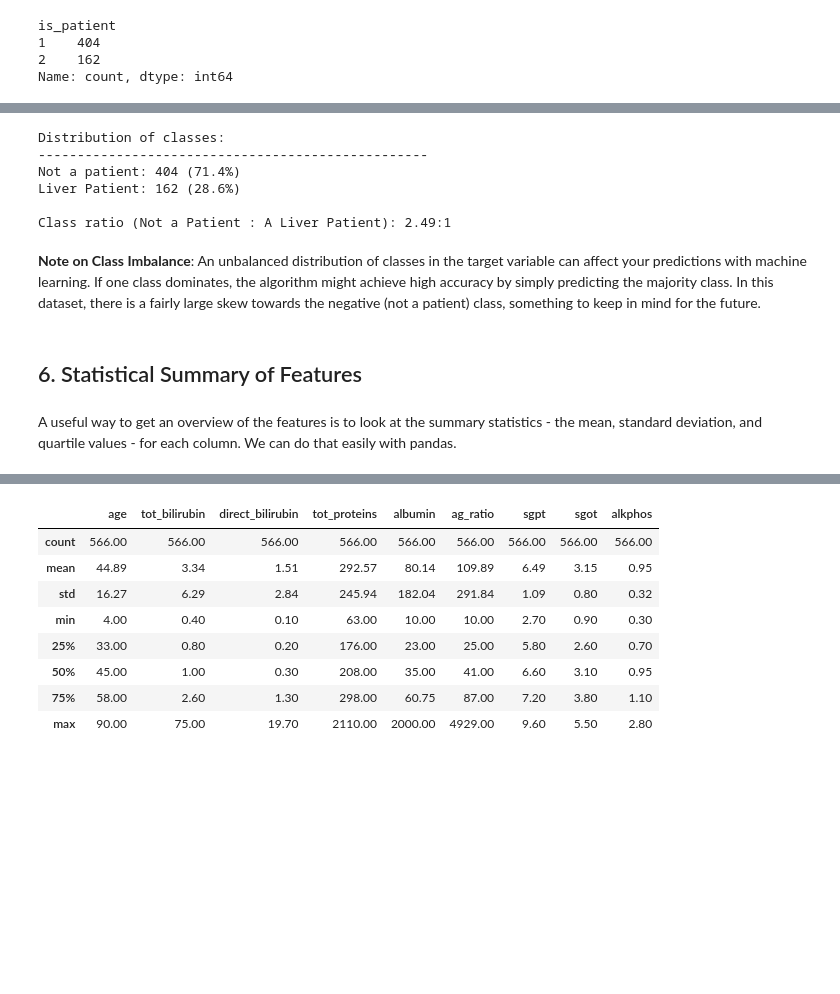
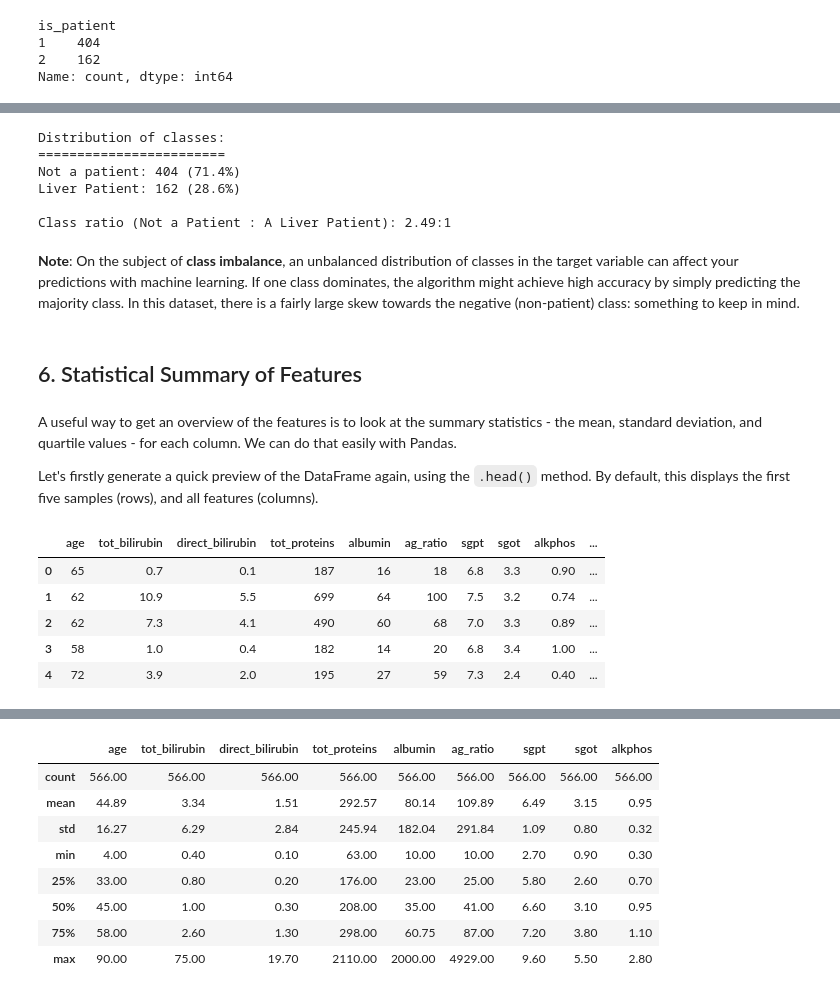
Before and after one commit to ScryptIQ-ai/UCL-Biosciences-ML, a Jupyter notebook: completed-notebooks/1_data_explore.ipynb, the cells around one changed output, grey strips where cells are left out. Cells and saved outputs as stored; diff of their text form; code cells hidden in the pictures; blank space fills up the shorter version.

Commit message:
AL edits to data_explore.

```diff
--- a/completed-notebooks/1_data_explore.ipynb
+++ b/completed-notebooks/1_data_explore.ipynb
@@ -207,22 +247,36 @@ df['is_patient'] = df['is_patient'].replace(2, 1)
 # %%
 # Analyse the distribution of the target variable
 class_dist = df['is_patient'].value_counts()
+title = "Distribution of classes:"
+title_length = len(title)
 
-print("Distribution of classes:")
-print("-" * 50)
+print(title)
+print("=" * title_length) # Underlines the title
+
 print(f"Not a patient: {class_dist[0]} ({class_dist[0] / len(df) * 100:.1f}%)")
 print(f"Liver Patient: {class_dist[1]} ({class_dist[1] / len(df) * 100:.1f}%)")
 print(f"\nClass ratio (Not a Patient : A Liver Patient): {class_dist[0]/class_dist[1]:.2f}:1")
 # %% [output]
 Distribution of classes:
---------------------------------------------------
+========================
 Not a patient: 404 (71.4%)
 Liver Patient: 162 (28.6%)
 
 Class ratio (Not a Patient : A Liver Patient): 2.49:1
 # %% [markdown]
-**Note on Class Imbalance**: An unbalanced distribution of classes in the target variable can affect your predictions with machine learning. If one class dominates, the algorithm might achieve high accuracy by simply predicting the majority class. In this dataset, there is a fairly large skew towards the negative (not a patient) class, something to keep in mind for the future.
+**Note**: On the subject of **class imbalance**, an unbalanced distribution of classes in the target variable can affect your predictions with machine learning. If one class dominates, the algorithm might achieve high accuracy by simply predicting the majority class. In this dataset, there is a fairly large skew towards the negative (non-patient) class: something to keep in mind.
 # %% [markdown]
 ## 6. Statistical Summary of Features
 # %% [markdown]
-A useful way to get an overview of the features is to look at the summary statistics - the mean, standard deviation, and quartile values - for each column. We can do that easily with pandas.
+A useful way to get an overview of the features is to look at the summary statistics - the mean, standard deviation, and quartile values - for each column. We can do that easily with Pandas.
+
+Let's firstly generate a quick preview of the DataFrame again, using the `.head()` method. By default, this displays the first five samples (rows), and all features (columns).
+# %%
+df.head()
+# %% [output]
+|  | age | tot_bilirubin | direct_bilirubin | tot_proteins | albumin | ag_ratio | sgpt | sgot | alkphos | ... |
+| 0 | 65 | 0.7 | 0.1 | 187 | 16 | 18 | 6.8 | 3.3 | 0.90 | ... |
+| 1 | 62 | 10.9 | 5.5 | 699 | 64 | 100 | 7.5 | 3.2 | 0.74 | ... |
+| 2 | 62 | 7.3 | 4.1 | 490 | 60 | 68 | 7.0 | 3.3 | 0.89 | ... |
+| 3 | 58 | 1.0 | 0.4 | 182 | 14 | 20 | 6.8 | 3.4 | 1.00 | ... |
+| 4 | 72 | 3.9 | 2.0 | 195 | 27 | 59 | 7.3 | 2.4 | 0.40 | ... |
```
Also changed, not shown: parts of 36 cells of this notebook, 2 other files.
